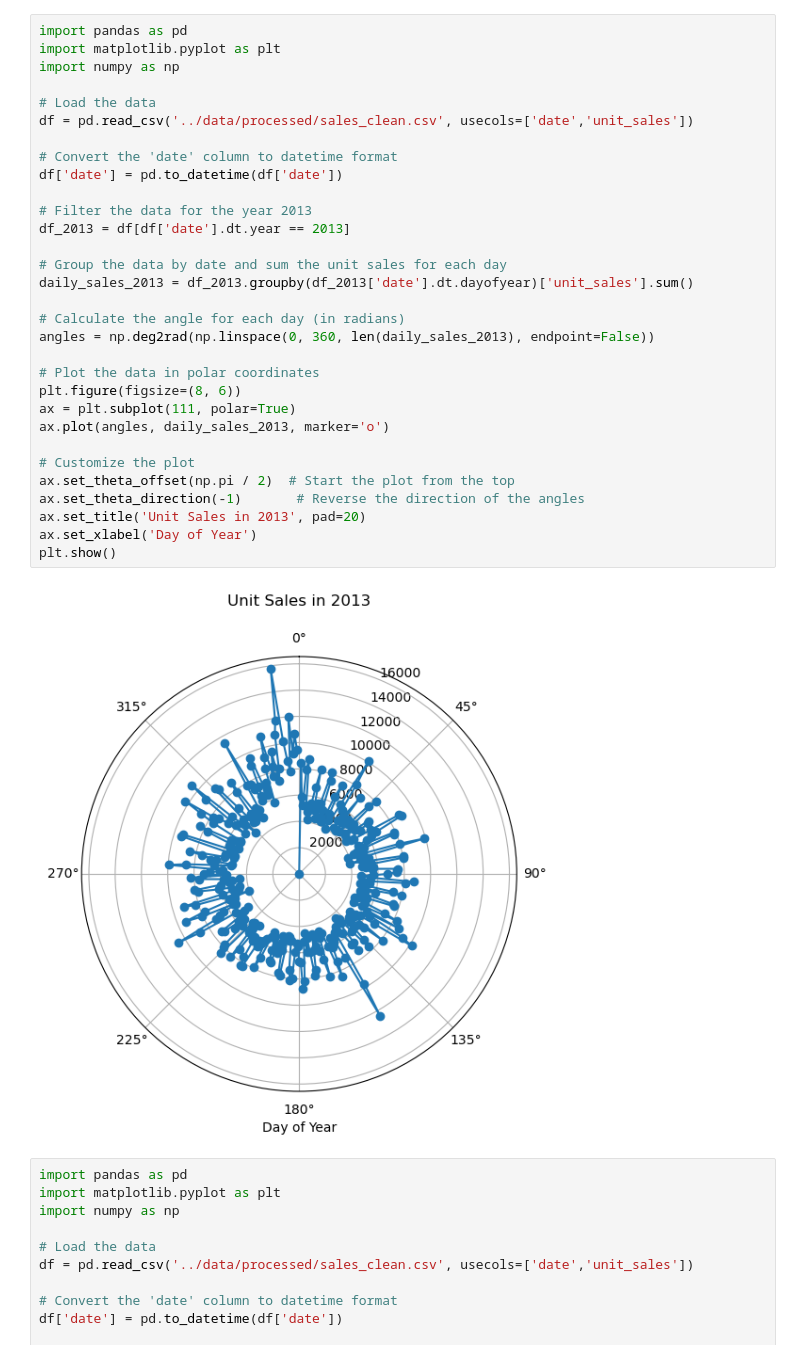
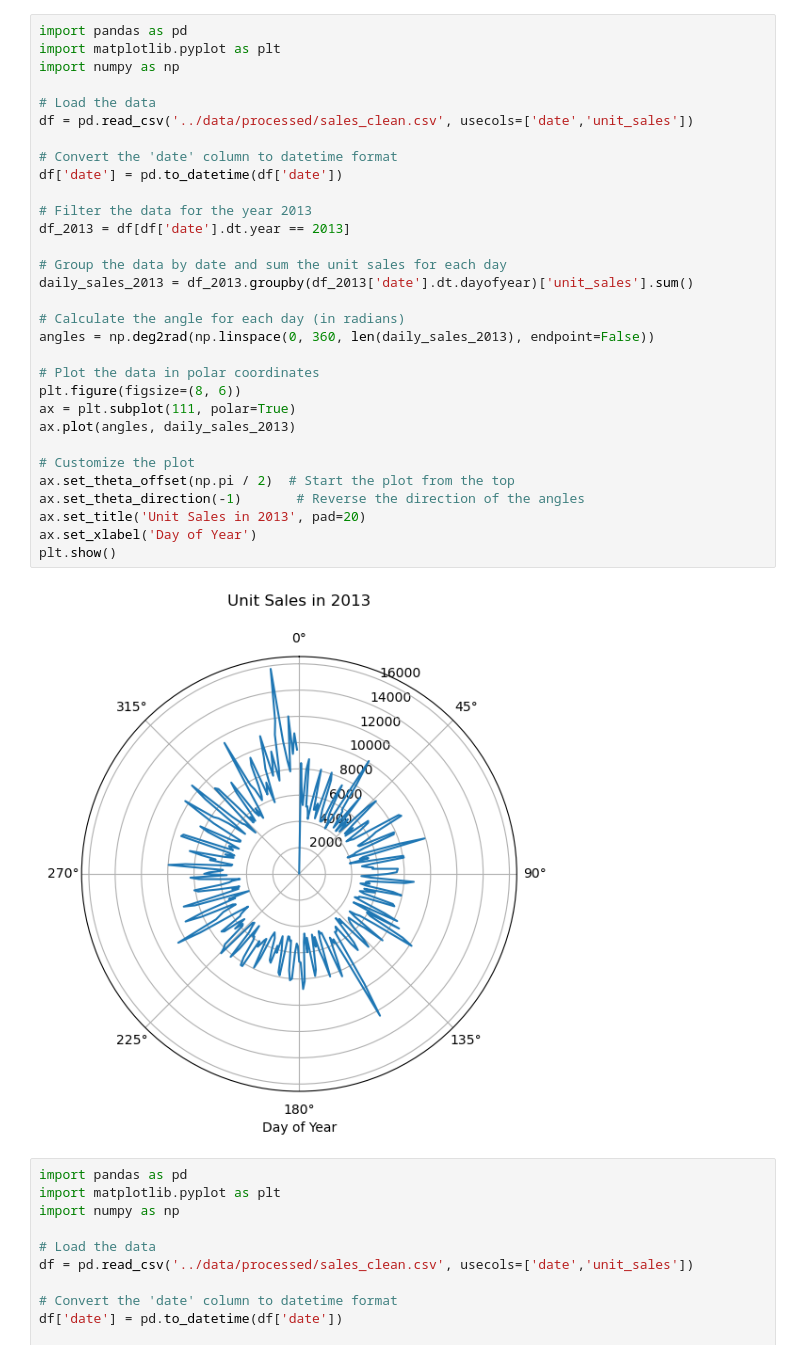
Before and after one commit to stijndirickx/Case-2, a Jupyter notebook: notebooks/05_polar_test.ipynb, the cells around one changed output. Cells and saved outputs as stored; diff of their text form.

```diff
--- a/notebooks/05_polar_test.ipynb
+++ b/notebooks/05_polar_test.ipynb
@@ -2,35 +2,35 @@
 import pandas as pd
 import matplotlib.pyplot as plt
 import numpy as np
 
 # Load the data
 df = pd.read_csv('../data/processed/sales_clean.csv', usecols=['date','unit_sales'])
 
 # Convert the 'date' column to datetime format
 df['date'] = pd.to_datetime(df['date'])
 
 # Filter the data for the year 2013
 df_2013 = df[df['date'].dt.year == 2013]
 
 # Group the data by date and sum the unit sales for each day
 daily_sales_2013 = df_2013.groupby(df_2013['date'].dt.dayofyear)['unit_sales'].sum()
 
 # Calculate the angle for each day (in radians)
 angles = np.deg2rad(np.linspace(0, 360, len(daily_sales_2013), endpoint=False))
 
 # Plot the data in polar coordinates
 plt.figure(figsize=(8, 6))
 ax = plt.subplot(111, polar=True)
-ax.plot(angles, daily_sales_2013, marker='o')
+ax.plot(angles, daily_sales_2013)
 
 # Customize the plot
 ax.set_theta_offset(np.pi / 2)  # Start the plot from the top
 ax.set_theta_direction(-1)       # Reverse the direction of the angles
 ax.set_title('Unit Sales in 2013', pad=20)
 ax.set_xlabel('Day of Year')
 plt.show()
 # %% [output]
-[figure, old version]
+[figure, new version]
 # %%
 import pandas as pd
 import matplotlib.pyplot as plt
```
Also changed, not shown: parts of 1 cell of this notebook, 5 other files.
